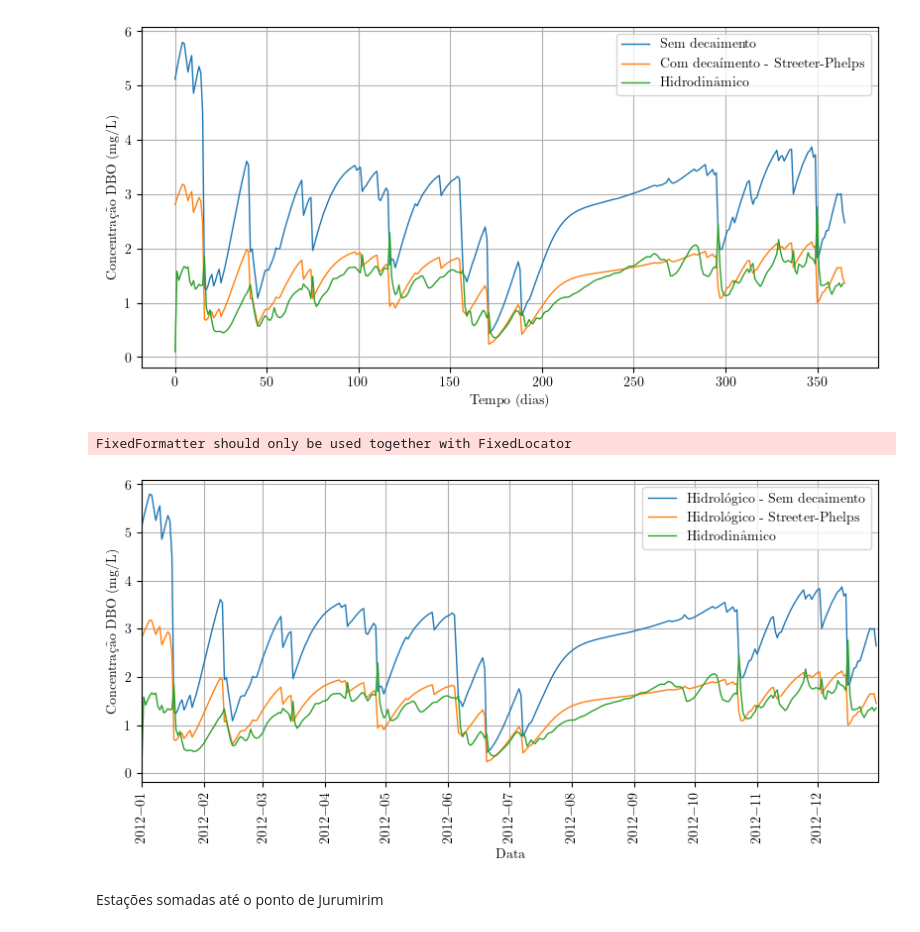
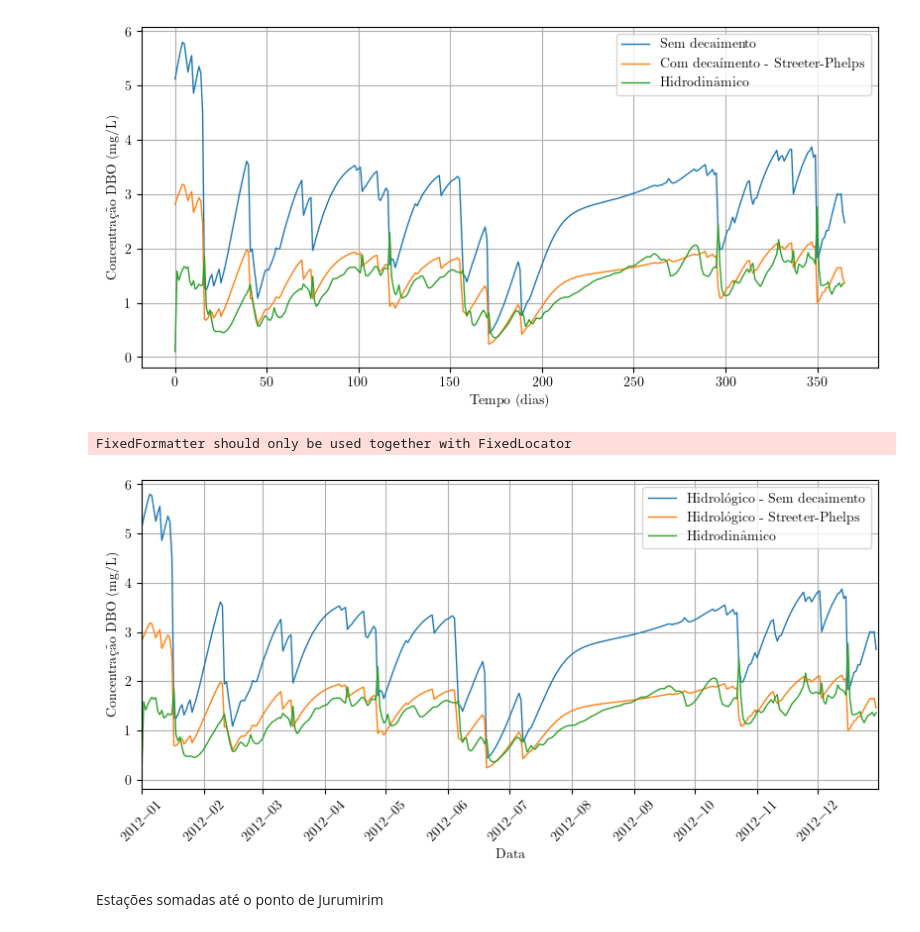
Before and after one commit to dariohhossoda/MOGESTpy, a Jupyter notebook: Applications/quality.ipynb, the cells around one changed output. Drawn from its saved outputs; the diff is of its cells as text; code cells hidden in the pictures.

```diff
--- a/Applications/quality.ipynb
+++ b/Applications/quality.ipynb
@@ -230,35 +287,35 @@ plt.show()
 fig, ax = plt.subplots(figsize=(20/2.54, 10/2.54), constrained_layout=True)
 
 start_date = datetime(2012, 1, 1)
 end_date = start_date + timedelta(days=365)
 x = [start_date + timedelta(days=i) for i in range(365)]
 
 y1 = concentracao_estrela[365:].values[:-1]
 y2 = sp_eq(concentracao_estrela[365:].values[:-1], .2, 3)
 y3 = df2['c_sim'].values[:]
 
 ax.set_xlabel('Data')
 ax.plot(x, y1, label='Hidrológico - Sem decaimento', linewidth=1)
 ax.plot(x, y2, label='Hidrológico - Streeter-Phelps', linewidth=1)
 ax.plot(x, y3, label='Hidrodinâmico', linewidth=1)
 ax.set_ylabel('Concentração DBO (mg/L)')
 ax.grid(True)
 ax.set_xlim(start_date, end_date)
 
 ax.legend()
 
 # Rotate x-axis ticks by 90 degrees
-ax.set_xticklabels(ax.get_xticklabels(), rotation=90)
+ax.set_xticklabels(ax.get_xticklabels(), rotation=45)
 
 plt.show()
 ax.grid(True)
 
 ax.set_xlim(start_date, end_date)
 
 plt.show()
 # %% [output]
 FixedFormatter should only be used together with FixedLocator
-[figure, old version]
+[figure, new version]
 # %%
 trace1 = go.Scatter(x=x, y=concentracao_estrela[365:].values, name='Sem decaimento')
 trace2 = go.Scatter(x=x, y=sp_eq(concentracao_estrela[365:].values, .2, 3), name='Com decaímento - Streeter-Phelps')
```
Also changed, not shown: parts of 16 cells of this notebook, 16 other files.
